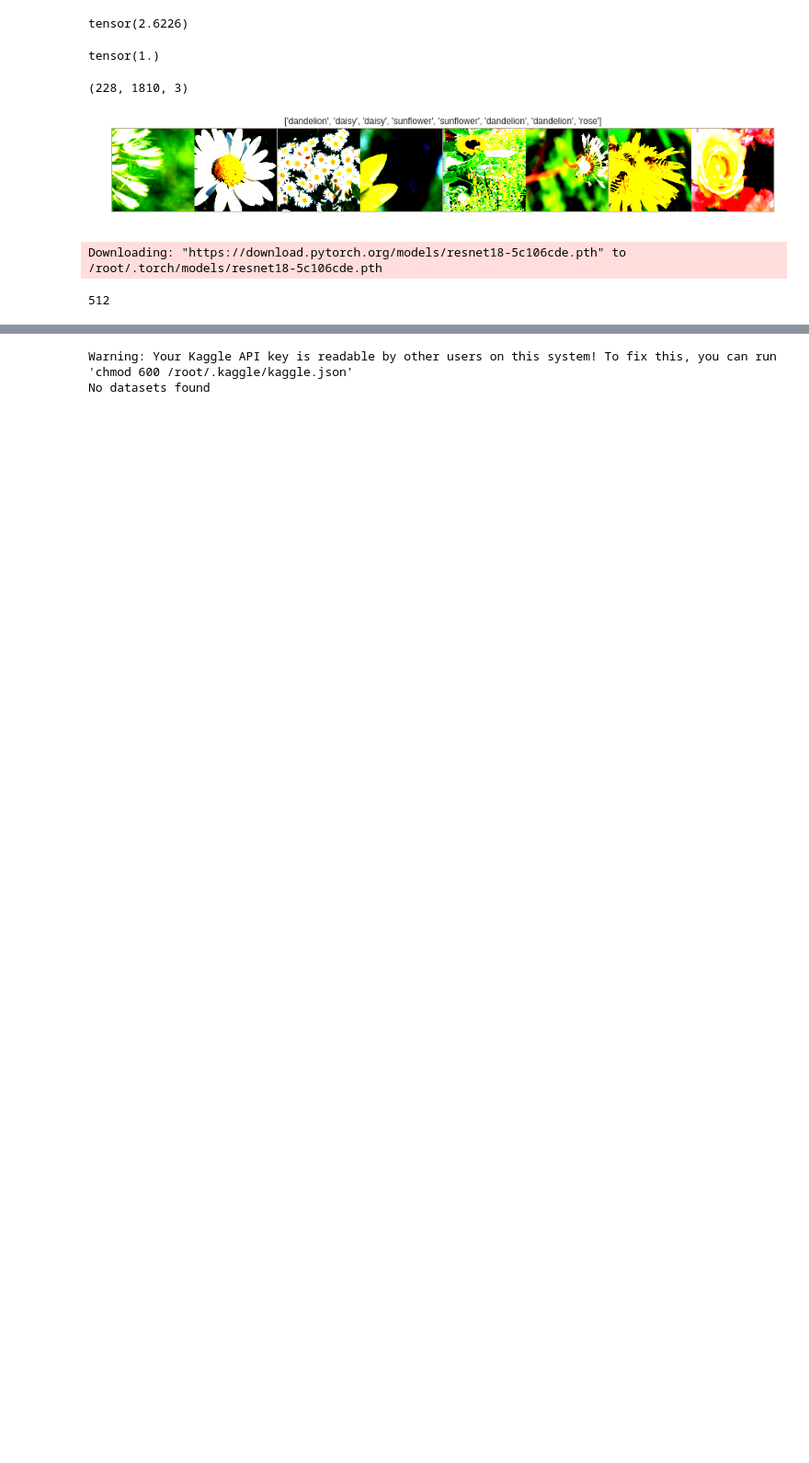
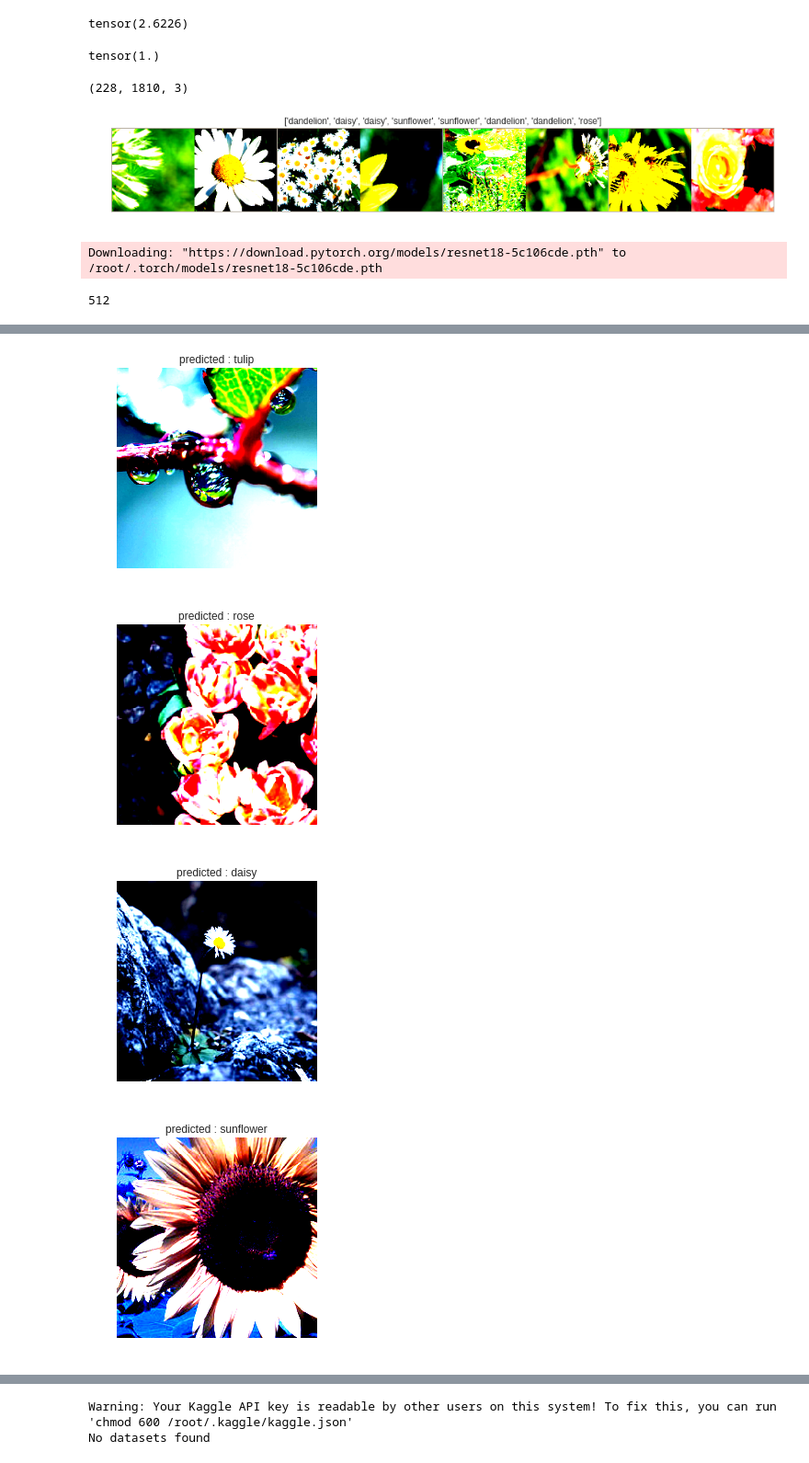
Before and after one commit to rahulsing/pytorch_demo, a Jupyter notebook: 6_Flowers_ResNet_ImageClassification.ipynb, the cells around one changed output, grey strips where cells are left out. Shown at 92% size. Drawn from its saved outputs; the diff is of its cells as text; code cells hidden in the pictures; blank space fills up the shorter version.

```diff
--- a/6_Flowers_ResNet_ImageClassification.ipynb
+++ b/6_Flowers_ResNet_ImageClassification.ipynb
@@ -250,12 +250,12 @@ from torch.optim import lr_scheduler
 exp_lr_scheduler=lr_scheduler.StepLR(optimizer,step_size=7,gamma=0.1)
 #reduce learning rate by 0.1 every 7 epocs
 # %%
-def calcucate_accuracy(phase,running_loss,running_corrects):
+def calculate_accuracy(phase,running_loss,running_corrects):
   epoch_loss=running_loss/len(image_datasets[phase])
   epoch_acc=running_corrects.double()/len(image_datasets[phase])
 
   print('{} Loss: {:.4f} Acc: {:.4f}'.format(phase,epoch_loss,epoch_acc))
-  return (phase,epoch_loss,epoch_acc)
+  return (epoch_loss,epoch_acc)
 # %%
 #criterion : cross entorpy loss
 def phase_train(mode,criterion,optimizer,scheduler):
@@ -285,7 +285,7 @@ best_acc=0.0
 def phase_test(mode,criterion,optimizer):
   mode.eval()
   running_loss=0.0
-  running_correct=0
+  running_corrects=0
   global best_acc
 
   for inputs,labels in dataloaders['test']:
@@ -296,13 +296,13 @@ def phase_test(mode,criterion,optimizer):
       loss=criterion(outputs,labels)
 
 
-    running_loss+=loss.item()*input_size(0)
-    running_corrects+=torch.sum(preds==lables.data)
+    running_loss+=loss.item()*inputs.size(0)
+    running_corrects+=torch.sum(preds==labels.data)
 
   epoc_loss,epoch_acc=calculate_accuracy('test',running_loss,running_corrects)
 
-  if epoc_acc>best_acc:
-    best_acc=epoch_acc
+  if epoch_acc > best_acc:
+    best_acc = epoch_acc
     best_model_wts=copy.deepcopy(model.state_dict())
 
   return best_model_wts
@@ -332,0 +337,16 @@ Epoch 0/0
+# %%
+with torch.no_grad():
+  inputs,labels=iter(dataloaders['test']).next()
+  inp=torchvision.utils.make_grid(inputs)
+
+  outputs=model(inputs)
+  _,preds=torch.max(outputs,1)
+
+  for j in range(len(inputs)):
+    inp=inputs.data[j]
+    img_show(inp,'predicted : '+class_names[preds[j]])
+# %% [output]
+[figure, added]
+[figure, added]
+[figure, added]
+[figure, added]
```
Also changed, not shown: parts of 2 cells of this notebook.
